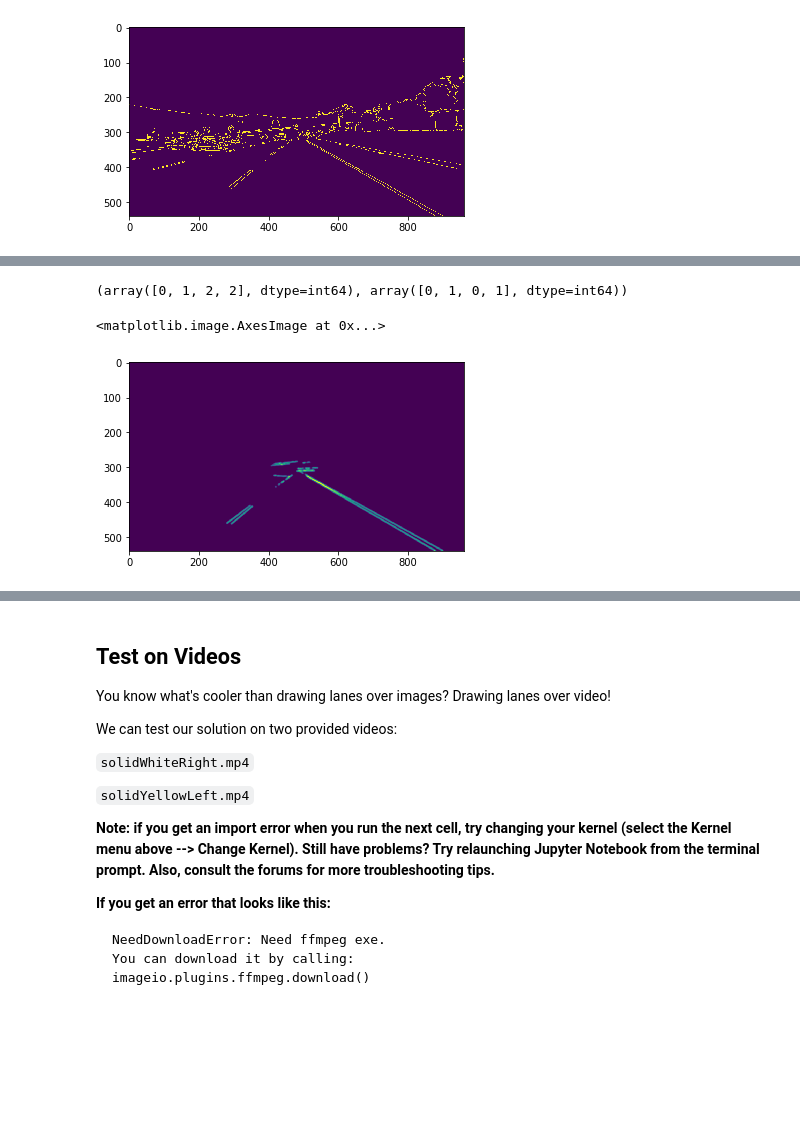
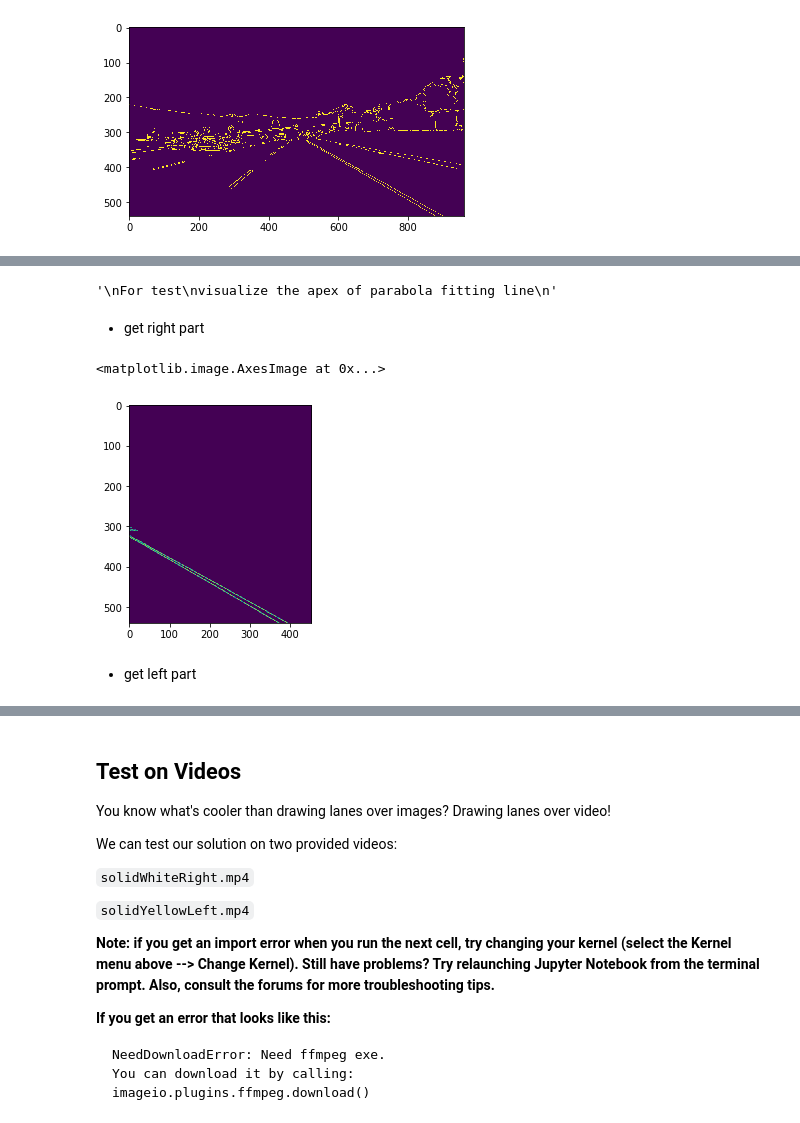
Before and after one commit to YouYueHuang/SelfDrivingCarProjects, a Jupyter notebook: CarND-LaneLines-P1-master/P1.ipynb, the cells around one changed output, grey strips where cells are left out. Cells and saved outputs as stored; diff of their text form; code cells hidden in the pictures; blank space fills up the shorter version.

```diff
--- a/CarND-LaneLines-P1-master/P1.ipynb
+++ b/CarND-LaneLines-P1-master/P1.ipynb
@@ -338,13 +300,21 @@ plt.imshow(lane_contour_img[left_lane:right_lane, top_lane:bottom_lane])
-# %%
-# find non zero element
-x = np.array([[1,0,0], [0,2,0], [1,1,0]])
-np.nonzero(x)
-# %% [output]
-(array([0, 1, 2, 2], dtype=int64), array([0, 1, 0, 1], dtype=int64))
-# %%
-kernel_size = 7
-blurred_lane_img = gaussian_blur(cv2.bitwise_and(masked_img, line_img[:,:,0]), kernel_size)
-plt.imshow(blurred_lane_img)
-# %% [output]
-<matplotlib.image.AxesImage at 0x...>
-[figure, removed]
+# %%
+x,y = np.nonzero(laneline_img_copy)
+apex_y, apex_x = fit_parabola(x, y)
+# %%
+"""
+For test
+visualize the apex of parabola fitting line
+"""
+# draw_circle(laneline_img_copy, (int(apex_y),int(apex_x)), 20, (255,0,0))
+# plt.imshow(laneline_img_copy)
+# %% [output]
+'\nFor test\nvisualize the apex of parabola fitting line\n'
+# %% [markdown]
+* get right part
+# %%
+plt.imshow(laneline_img_copy[:,int(apex_x):])
+# %% [output]
+<matplotlib.image.AxesImage at 0x...>
+[figure, added]
+# %% [markdown]
+* get left part
```
Also changed, not shown: parts of 29 cells of this notebook, 2 other files.
